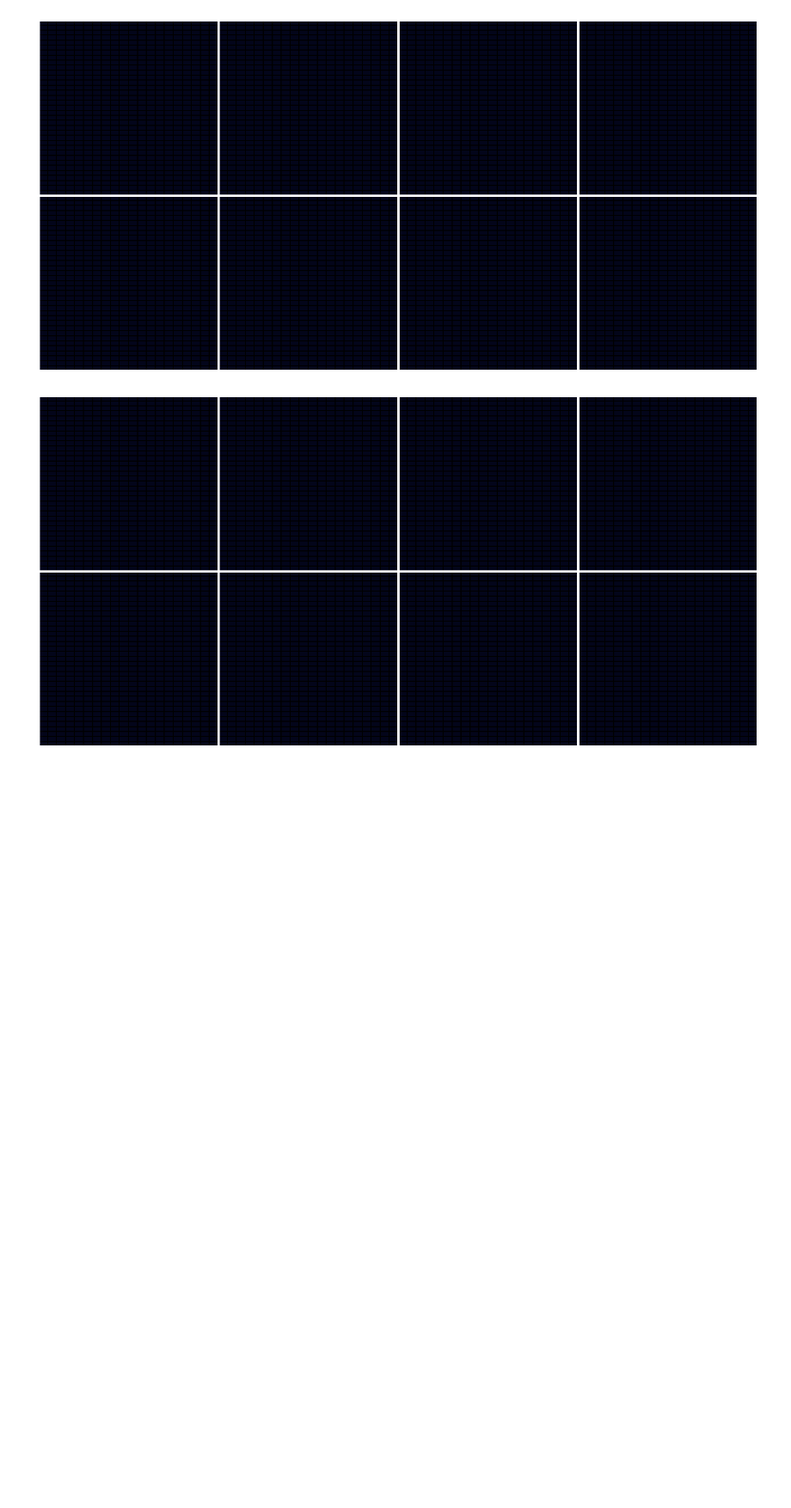
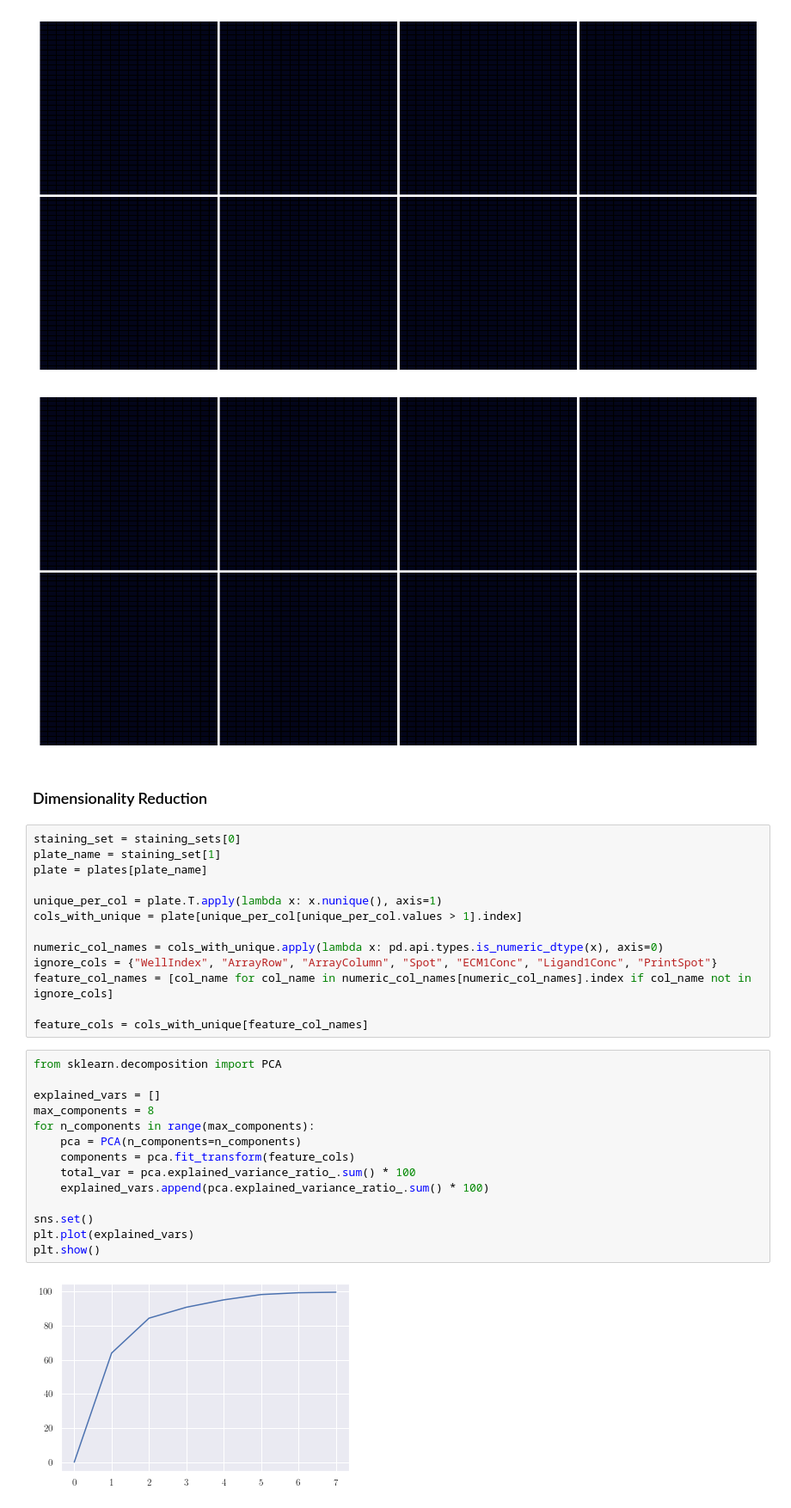
Before and after one commit to unique-subedi/microenvironment-microarrays, a Jupyter notebook: 604_project1_yash.ipynb, the cells around one changed output. Shown: that part at 86% size. Cells and saved outputs as stored; diff of their text form; blank space fills up the shorter version.

Commit message:
Add scree plots and PCA (need to viz for all at once)

```diff
--- a/604_project1_yash.ipynb
+++ b/604_project1_yash.ipynb
@@ -192,3 +192,34 @@ populate_property_minmax("thresh_count")
 [figure]
 [figure]
 [figure]
+# %% [markdown]
+### Dimensionality Reduction
+# %%
+staining_set = staining_sets[0]
+plate_name = staining_set[1]
+plate = plates[plate_name]
+
+unique_per_col = plate.T.apply(lambda x: x.nunique(), axis=1)
+cols_with_unique = plate[unique_per_col[unique_per_col.values > 1].index]
+
+numeric_col_names = cols_with_unique.apply(lambda x: pd.api.types.is_numeric_dtype(x), axis=0)
+ignore_cols = {"WellIndex", "ArrayRow", "ArrayColumn", "Spot", "ECM1Conc", "Ligand1Conc", "PrintSpot"}
+feature_col_names = [col_name for col_name in numeric_col_names[numeric_col_names].index if col_name not in ignore_cols]
+
+feature_cols = cols_with_unique[feature_col_names]
+# %%
+from sklearn.decomposition import PCA
+
+explained_vars = []
+max_components = 8
+for n_components in range(max_components):
+    pca = PCA(n_components=n_components)
+    components = pca.fit_transform(feature_cols)
+    total_var = pca.explained_variance_ratio_.sum() * 100
+    explained_vars.append(pca.explained_variance_ratio_.sum() * 100)
+
+sns.set()
+plt.plot(explained_vars)
+plt.show()
+# %% [output]
+[figure, added]
```
Also changed, not shown: parts of 2 cells of this notebook.
